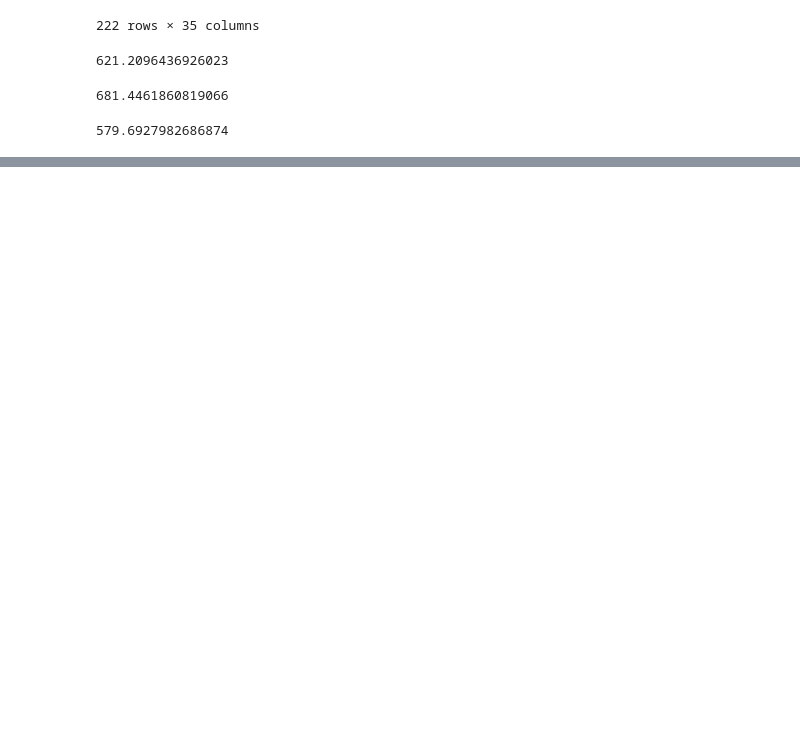
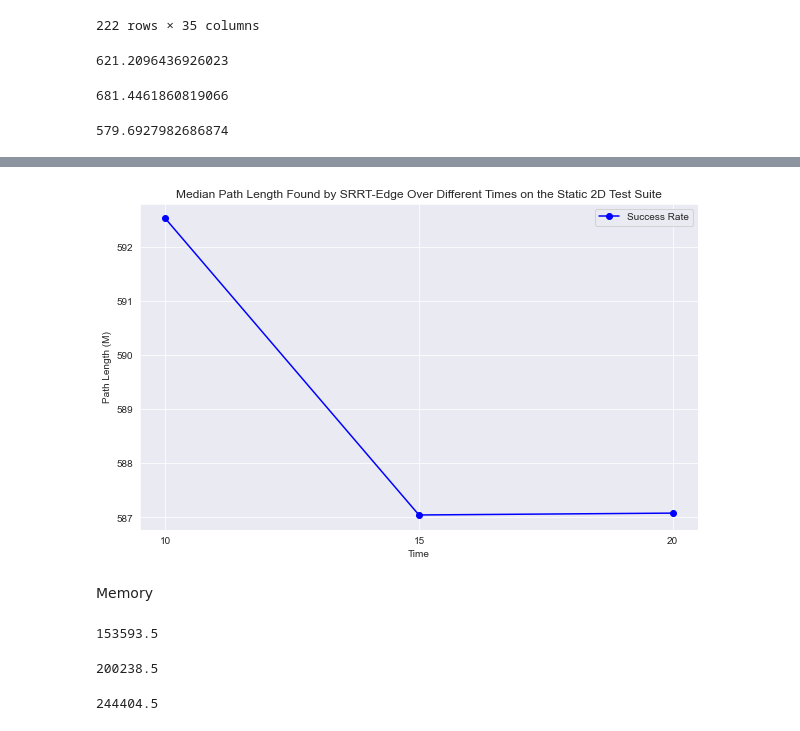
Before and after one commit to cameronstackhouse/PathPlanning, a Jupyter notebook: src/Evaluation/2D-results/static.ipynb, the cells around one changed output, grey strips where cells are left out. Drawn from its saved outputs; the diff is of its cells as text; code cells hidden in the pictures; blank space fills up the shorter version.

```diff
--- a/src/Evaluation/2D-results/static.ipynb
+++ b/src/Evaluation/2D-results/static.ipynb
@@ -145,0 +155,4 @@ See the caveats in the documentation: https://pandas.pydata.org/pandas-docs/stab
+# %%
+with open("2D-static-srrt.json") as json_data:
+    different_time = json.load(json_data)
+    json_data.close()
@@ -145,0 +215,31 @@ See the caveats in the documentation: https://pandas.pydata.org/pandas-docs/stab
+# %%
+ten = "MB-SRRT-Edge-10_path"
+fifteen = "MB-SRRT-Edge-15_path"
+twenty = "MB-SRRT-Edge-20_path"
+
+filtered_df = final_df.dropna(subset=[ten, fifteen, twenty])
+# %%
+ten_len = filtered_df["MB-SRRT-Edge-10_path_len"].median()
+fifteen_len = filtered_df["MB-SRRT-Edge-15_path_len"].median()
+twenty_len = filtered_df["MB-SRRT-Edge-20_path_len"].median()
+# %%
+times = ["10", "15", "20"]
+success_rates = [ten_len, fifteen_len, twenty_len]
+
+# Plot
+plt.figure(figsize=(10, 6))
+plt.plot(times, success_rates, marker='o', linestyle='-', color='b', label='Success Rate')
+
+plt.title('Median Path Length Found by SRRT-Edge Over Different Times on the Static 2D Test Suite')
+plt.xlabel('Time')
+plt.ylabel('Path Length (M)')
+
+plt.grid(True)
+
+plt.legend()
+
+plt.show()
+# %% [output]
+[figure, added]
+# %% [markdown]
+Memory
@@ -145,0 +250,12 @@ See the caveats in the documentation: https://pandas.pydata.org/pandas-docs/stab
+# %%
+ten_en
+# %% [output]
+153593.5
+# %%
+fifteen_en
+# %% [output]
+200238.5
+# %%
+twenty_en
+# %% [output]
+244404.5
```
Also changed, not shown: parts of 7 cells of this notebook, 3 other files.
